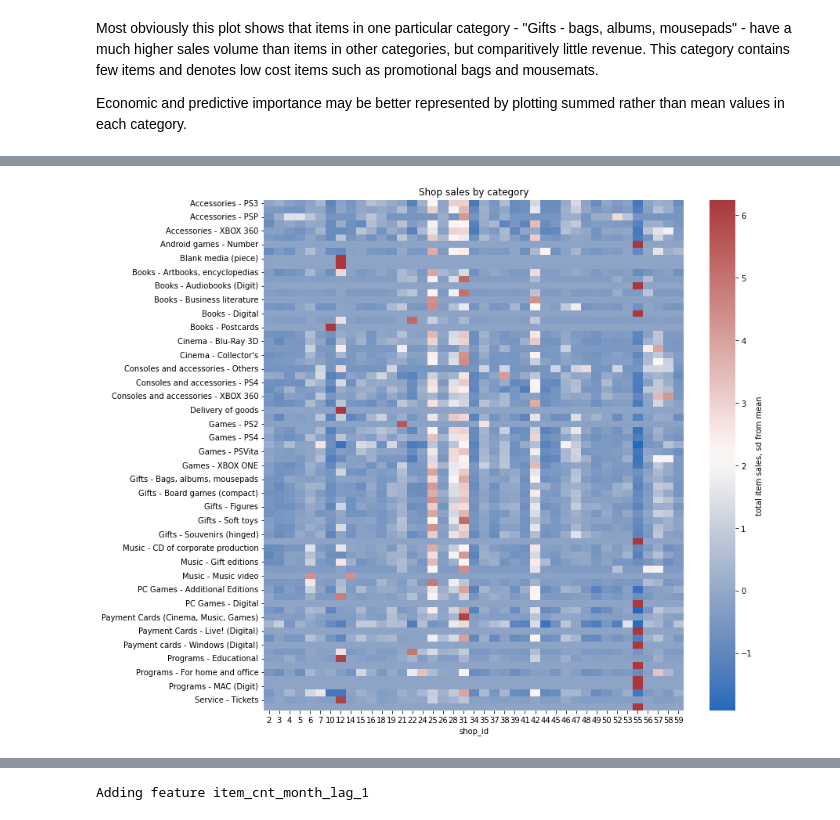
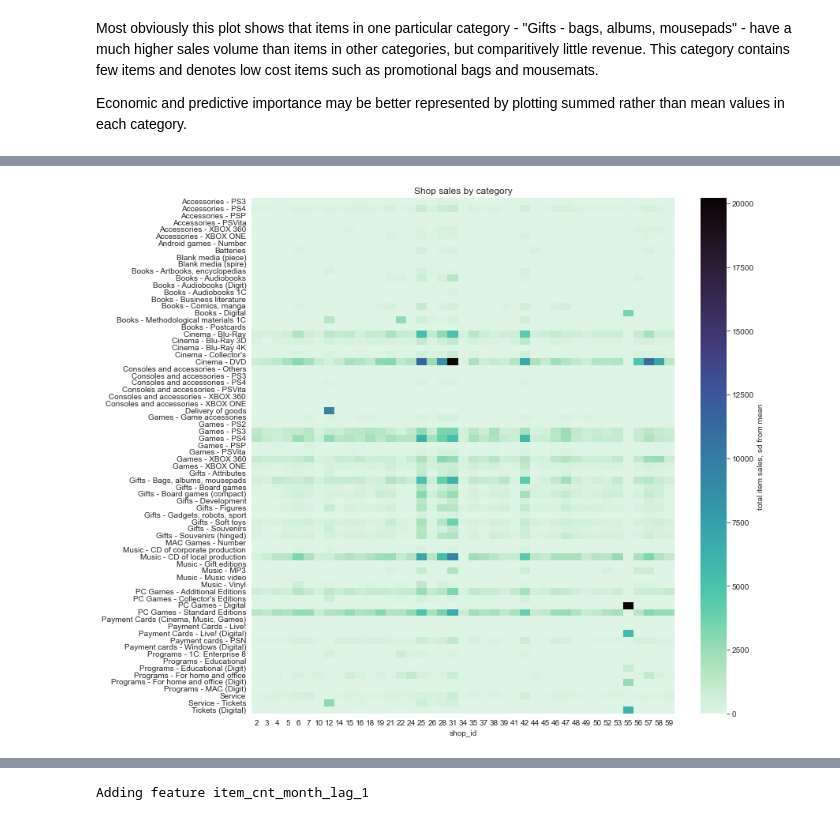
Before and after one commit to grantsut/1C-Company-EDA, a Jupyter notebook: eda-and-data-leakage-description.ipynb, the cells around one changed output, grey strips where cells are left out. Drawn from its saved outputs; the diff is of its cells as text; code cells hidden in the pictures.

```diff
--- a/eda-and-data-leakage-description.ipynb
+++ b/eda-and-data-leakage-description.ipynb
@@ -514,8 +512,7 @@ _ = fg.axes[0][1].set(title="Total revenue", xlabel="rubles")
 # %%
-cat_info = df.query("shop_id!=36 & date_block_num>21").pivot_table(values='item_cnt_month', columns='shop_id', index='item_category_name', fill_value=0, aggfunc='sum')
-cat_info = cat_info.apply(lambda x: (x - x.mean())/x.std(), axis=1)
+cat_info = train.query("shop_id!=36 & date_block_num>21").pivot_table(values='item_cnt_day', columns='shop_id', index='item_category_name', fill_value=0, aggfunc='sum')
 fig, ax = plt.subplots(figsize=(12,12))
-ax = sns.heatmap(cat_info, cmap="vlag", ax=ax, xticklabels=True, cbar_kws={"label":"total item sales, sd from mean"})
+ax = sns.heatmap(cat_info, cmap="mako_r", ax=ax, xticklabels=True, yticklabels=True, cbar_kws={"label":"total item sales, sd from mean"})
 ax = ax.set(ylabel=None, title="Shop sales by category")
 # %% [output]
-[figure, old version]
+[figure, new version]
```
Also changed, not shown: parts of 51 cells of this notebook.
